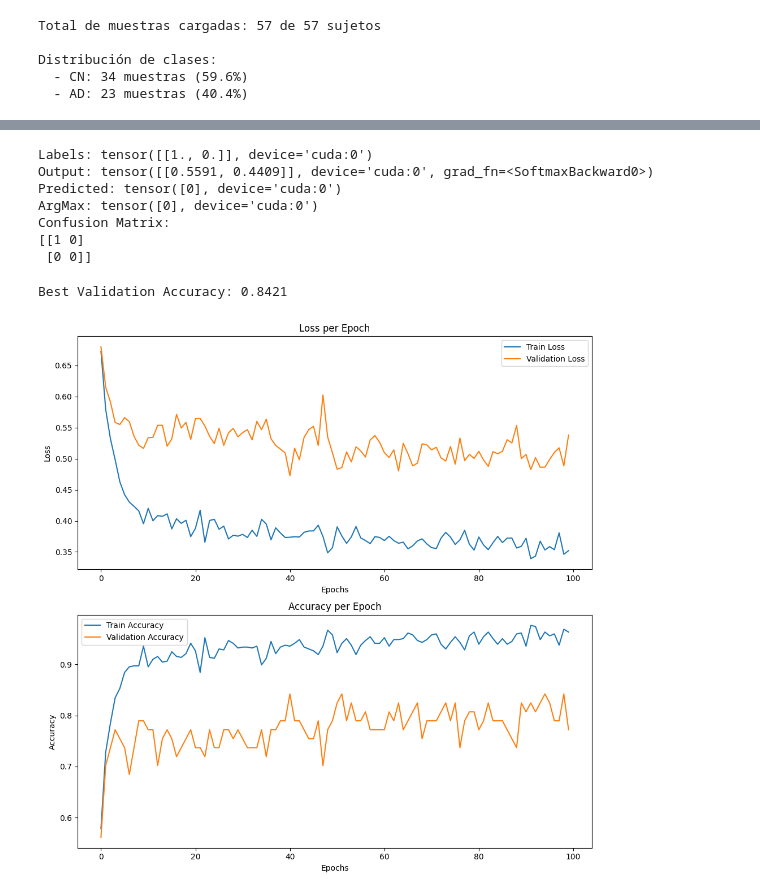
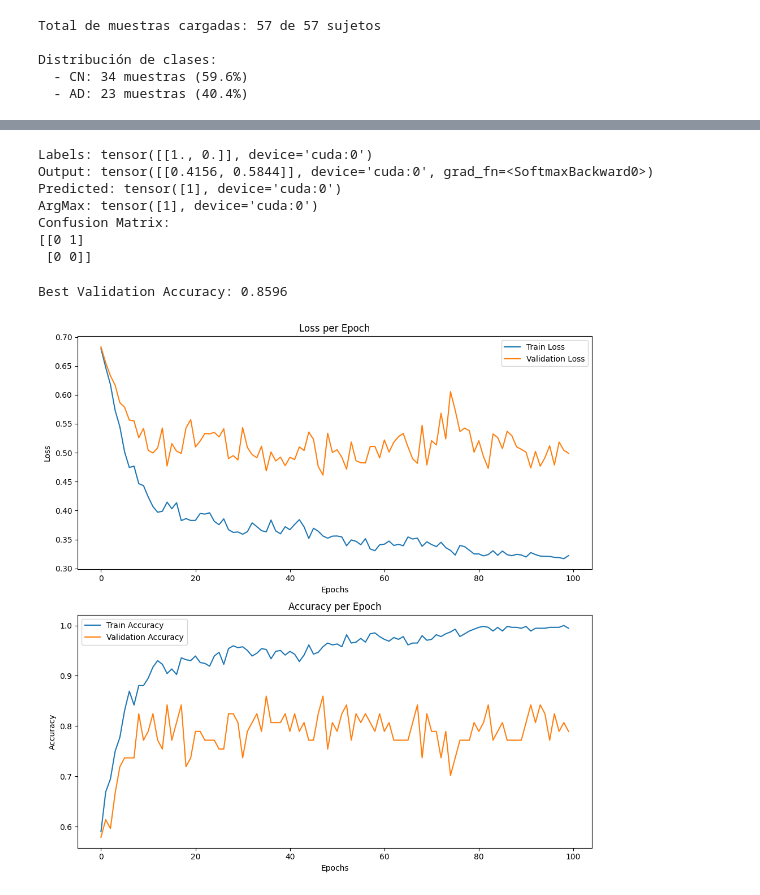
Before and after one commit to LIA-DiTella/PET_2025, a Jupyter notebook: notebooks/training_inception.ipynb, the cells around one changed output, grey strips where cells are left out. Saved outputs shown, nothing was run; the diff lists cells and outputs as text; code cells hidden in the pictures.

```diff
--- a/notebooks/training_inception.ipynb
+++ b/notebooks/training_inception.ipynb
@@ -174,0 +202,4 @@ plot_images(test_loader)
+# %%
+config["data"]["output_size"] = (299, 299)
+
+train_loader, val_loader, test_loader = get_data_loaders(config)
@@ -175,6 +286,6 @@ plot_images(test_loader)
 # %%
 # Entrenar modelo
-model = models.resnet18(weights="IMAGENET1K_V1")
+model = models.inception_v3(weights="IMAGENET1K_V1")  # Usar pesos preentrenados
 # model = models.resnet18(weights=None)  # No usar pesos preentrenados
 # model.fc = nn.Linear(model.fc.in_features, num_classes)
 
@@ -213,11 +324,11 @@ for images, labels in test_loader:
     break
 # %% [output]
 Labels: tensor([[1., 0.]], device='cuda:0')
-Output: tensor([[0.5591, 0.4409]], device='cuda:0', grad_fn=<SoftmaxBackward0>)
-Predicted: tensor([0], device='cuda:0')
-ArgMax: tensor([0], device='cuda:0')
+Output: tensor([[0.4156, 0.5844]], device='cuda:0', grad_fn=<SoftmaxBackward0>)
+Predicted: tensor([1], device='cuda:0')
+ArgMax: tensor([1], device='cuda:0')
 Confusion Matrix:
-[[1 0]
+[[0 1]
  [0 0]]
 # %%
 model.train()
@@ -245,7 +356,7 @@ for epoch in epoch_iterator:
         inputs, labels = inputs.to(device), labels.to(device)
 
         optimizer.zero_grad()
-        outputs = model(inputs)
+        outputs, aux_output = model(inputs)
         loss_value = loss(outputs, labels)
         loss_value.backward()
         optimizer.step()
@@ -302,33 +413,33 @@ for epoch in epoch_iterator:
     #     f"Epoch {epoch + 1}/{epochs}, Loss: {loss_value.item()}, Accuracy: {accuracy:.4f}, Val Loss: {val_loss:.4f}, Val Accuracy: {val_accuracy:.4f}"
     # )
     epoch_iterator.set_postfix(
         train_loss=train_loss,
         train_accuracy=train_accuracy,
         val_loss=val_loss,
         val_accuracy=val_accuracy,
     )
 
 print(f"Best Validation Accuracy: {max(val_accuracies):.4f}")
 
 # Plotear resultados
 fig, axs = plt.subplots(2, 1, figsize=(10, 10))
 axs[0].plot(train_losses, label="Train Loss")
 axs[0].plot(val_losses, label="Validation Loss")
 axs[0].set_title("Loss per Epoch")
 axs[0].set_xlabel("Epochs")
 axs[0].set_ylabel("Loss")
 axs[0].legend()
 
 axs[1].plot(train_accuracies, label="Train Accuracy")
 axs[1].plot(val_accuracies, label="Validation Accuracy")
 axs[1].set_title("Accuracy per Epoch")
 axs[1].set_xlabel("Epochs")
 axs[1].set_ylabel("Accuracy")
 axs[1].legend()
 plt.tight_layout()
 
 plt.savefig("training_results.png")
 # %% [output]
-Best Validation Accuracy: 0.8421
+Best Validation Accuracy: 0.8596
-[figure, old version]
+[figure, new version]
 # %%
```
Also changed, not shown: parts of 9 cells of this notebook.
